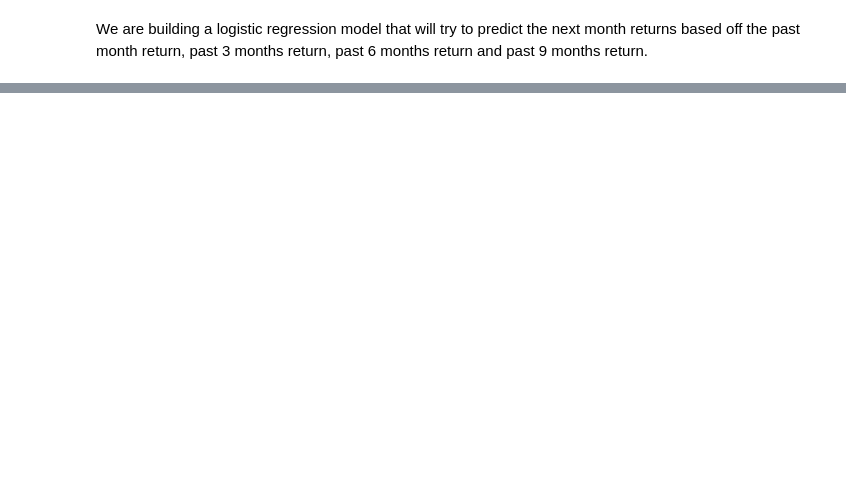
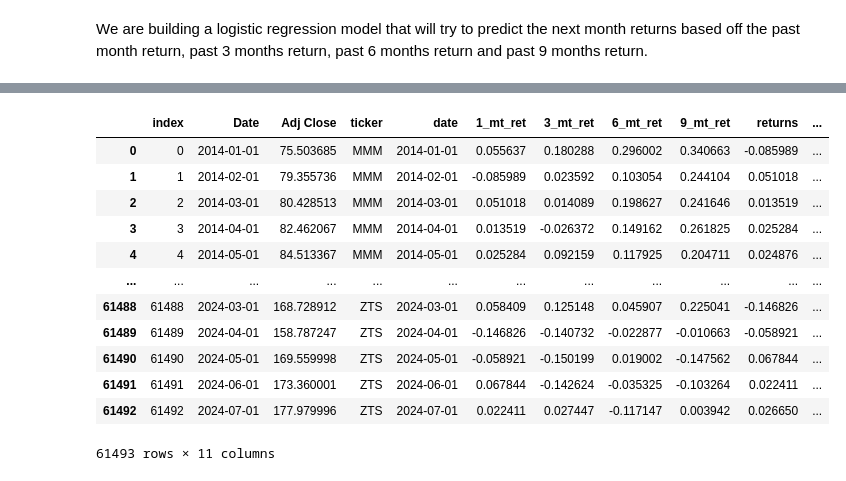
Before and after one commit to bogdanSgithub/MarketPath, a Jupyter notebook: machine_learning_examples/momentum_machine_learning.ipynb, the cells around one changed output, grey strips where cells are left out. Saved outputs shown, nothing was run; the diff lists cells and outputs as text; code cells hidden in the pictures; blank space fills up the shorter version.

```diff
--- a/machine_learning_examples/momentum_machine_learning.ipynb
+++ b/machine_learning_examples/momentum_machine_learning.ipynb
@@ -9,14 +8,10 @@ import datetime as dt
 import plotly.express as px
 # %%
 tickers = pd.read_html('https://en.wikipedia.org/wiki/List_of_S%26P_500_companies')[0]['Symbol'].str.replace('.', '-')
-start = dt.datetime(2023, 1, 1)
-starting_date = dt.datetime(2024, 1, 1)
+start = dt.datetime(2013, 1, 1)
+starting_date = dt.datetime(2014, 1, 1)
 end = dt.datetime.now()
 interval = '1mo'
-
-bins = [-float('inf'), -0.5, -0.2, -0.15, -0.1, -0.05, 0, 0.05, 0.10, 0.15, 0.2, 0.5, float('inf')]
-labels = ['extremly low', 'very low', 'fairly low', 'low', 'negative', 'slightly negative',
-          'slightly positive', 'positive', 'fairly high', 'high', 'very high', 'extremely high']
 # %%
 def get_n_mtl_returns(df, periods):
     for i in periods:
@@ -162,3 +202,19 @@ df = df.dropna().reset_index()
+# %%
+df
+# %% [output]
+|  | index | Date | Adj Close | ticker | date | 1_mt_ret | 3_mt_ret | 6_mt_ret | 9_mt_ret | returns | ... |
+| 0 | 0 | 2014-01-01 | 75.503685 | MMM | 2014-01-01 | 0.055637 | 0.180288 | 0.296002 | 0.340663 | -0.085989 | ... |
+| 1 | 1 | 2014-02-01 | 79.355736 | MMM | 2014-02-01 | -0.085989 | 0.023592 | 0.103054 | 0.244104 | 0.051018 | ... |
+| 2 | 2 | 2014-03-01 | 80.428513 | MMM | 2014-03-01 | 0.051018 | 0.014089 | 0.198627 | 0.241646 | 0.013519 | ... |
+| 3 | 3 | 2014-04-01 | 82.462067 | MMM | 2014-04-01 | 0.013519 | -0.026372 | 0.149162 | 0.261825 | 0.025284 | ... |
+| 4 | 4 | 2014-05-01 | 84.513367 | MMM | 2014-05-01 | 0.025284 | 0.092159 | 0.117925 | 0.204711 | 0.024876 | ... |
+| ... | ... | ... | ... | ... | ... | ... | ... | ... | ... | ... | ... |
+| 61488 | 61488 | 2024-03-01 | 168.728912 | ZTS | 2024-03-01 | 0.058409 | 0.125148 | 0.045907 | 0.225041 | -0.146826 | ... |
+| 61489 | 61489 | 2024-04-01 | 158.787247 | ZTS | 2024-04-01 | -0.146826 | -0.140732 | -0.022877 | -0.010663 | -0.058921 | ... |
+| 61490 | 61490 | 2024-05-01 | 169.559998 | ZTS | 2024-05-01 | -0.058921 | -0.150199 | 0.019002 | -0.147562 | 0.067844 | ... |
+| 61491 | 61491 | 2024-06-01 | 173.360001 | ZTS | 2024-06-01 | 0.067844 | -0.142624 | -0.035325 | -0.103264 | 0.022411 | ... |
+| 61492 | 61492 | 2024-07-01 | 177.979996 | ZTS | 2024-07-01 | 0.022411 | 0.027447 | -0.117147 | 0.003942 | 0.026650 | ... |
+61493 rows × 11 columns
 # %%
 X = df[['1_mt_ret', '3_mt_ret', '6_mt_ret', '9_mt_ret']]
 y = df['category']
```
Also changed, not shown: parts of 17 cells of this notebook, 1 other file.
